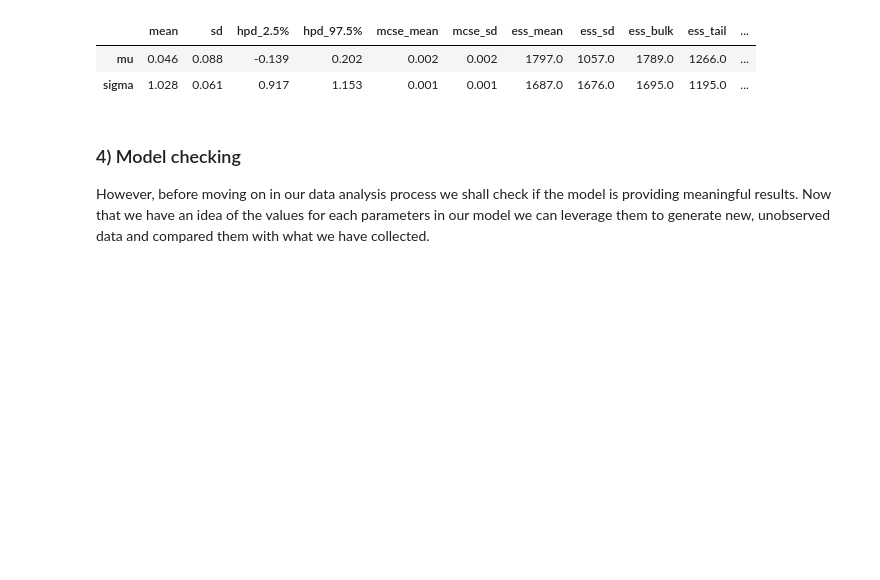
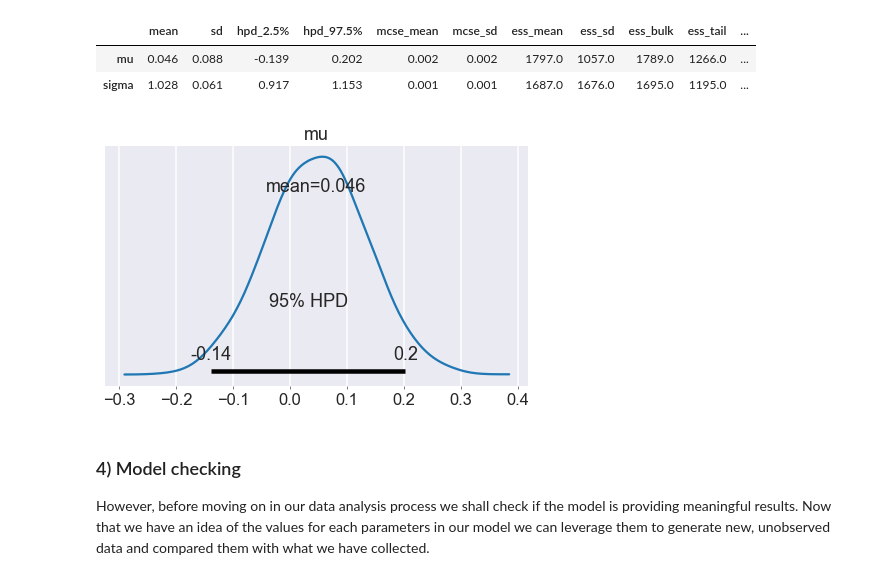
Before and after one commit to JackCaster/Intro_to_PyMC3, a Jupyter notebook: notebooks/00 - Model a normal distribution.ipynb, the cells around one changed output. Saved outputs shown, nothing was run; the diff lists cells and outputs as text; code cells hidden in the pictures; blank space fills up the shorter version.

```diff
--- a/notebooks/00 - Model a normal distribution.ipynb
+++ b/notebooks/00 - Model a normal distribution.ipynb
@@ -107,6 +113,10 @@ pm.summary(trace, credible_interval=0.95)
 |  | mean | sd | hpd_2.5% | hpd_97.5% | mcse_mean | mcse_sd | ess_mean | ess_sd | ess_bulk | ess_tail | ... |
 | mu | 0.046 | 0.088 | -0.139 | 0.202 | 0.002 | 0.002 | 1797.0 | 1057.0 | 1789.0 | 1266.0 | ... |
 | sigma | 1.028 | 0.061 | 0.917 | 1.153 | 0.001 | 0.001 | 1687.0 | 1676.0 | 1695.0 | 1195.0 | ... |
+# %%
+pm.plot_posterior(trace, var_names='mu', credible_interval=0.95);
+# %% [output]
+[figure, added]
 # %% [markdown]
 ### 4) Model checking
 However, before moving on in our data analysis process we shall check if the model is providing meaningful results. Now that we have an idea of the values for each parameters in our model we can leverage them to generate new, unobserved data and compared them with what we have collected.
```
Also changed, not shown: parts of 8 cells of this notebook, 1 other file.
